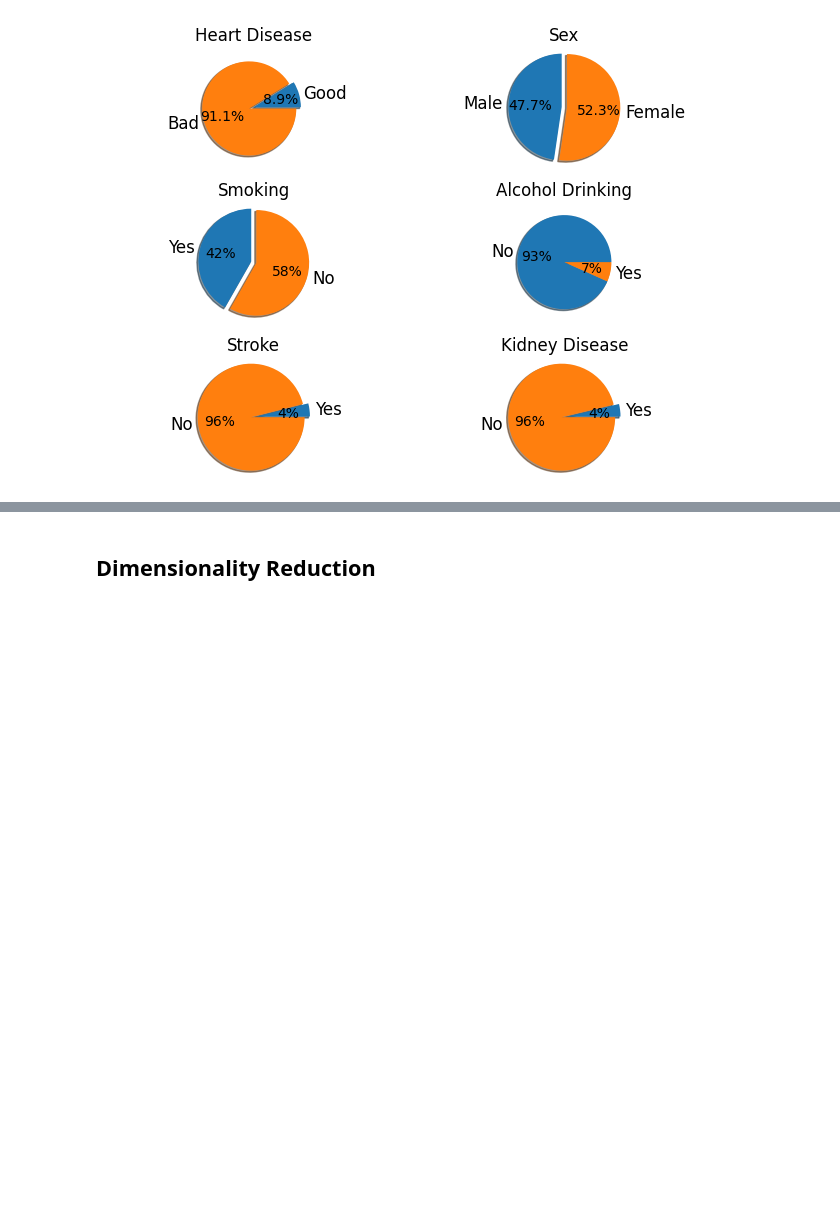
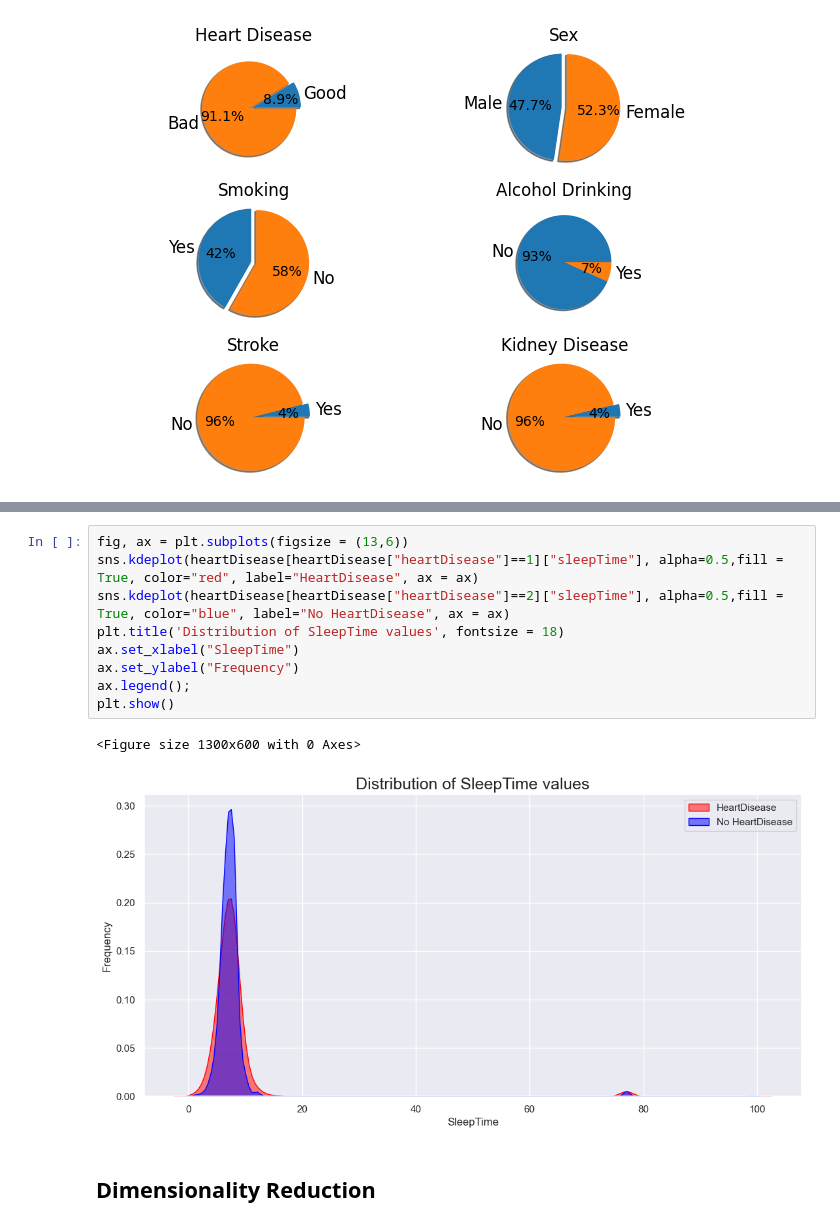
Before and after one commit to Suhyrhasan/Risk-Prediction-For-Heart-Disease, a Jupyter notebook: DatasetAfterPreprocessing.ipynb, the cells around one changed output, grey strips where cells are left out. Saved outputs shown, nothing was run; the diff lists cells and outputs as text; blank space fills up the shorter version.

```diff
--- a/DatasetAfterPreprocessing.ipynb
+++ b/DatasetAfterPreprocessing.ipynb
@@ -277,3 +316,15 @@ Saving figure line_plot
+# %%
+fig, ax = plt.subplots(figsize = (13,6))
+sns.kdeplot(heartDisease[heartDisease["heartDisease"]==1]["sleepTime"], alpha=0.5,fill = True, color="red", label="HeartDisease", ax = ax)
+sns.kdeplot(heartDisease[heartDisease["heartDisease"]==2]["sleepTime"], alpha=0.5,fill = True, color="blue", label="No HeartDisease", ax = ax)
+plt.title('Distribution of SleepTime values', fontsize = 18)
+ax.set_xlabel("SleepTime")
+ax.set_ylabel("Frequency")
+ax.legend();
+plt.show()
+# %% [output]
+<Figure size 1300x600 with 0 Axes>
+[figure, added]
 # %% [markdown]
 ## Dimensionality Reduction
 # %%
```
Also changed, not shown: parts of 5 cells of this notebook, 3 other files.
